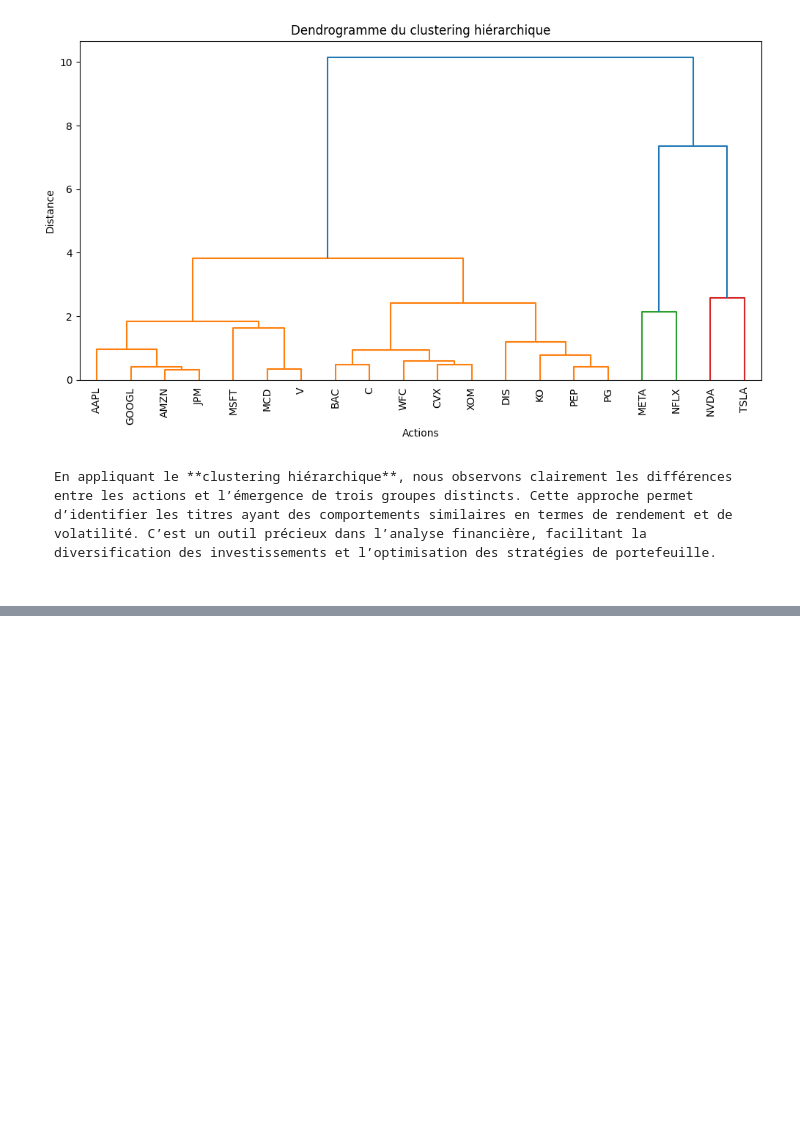
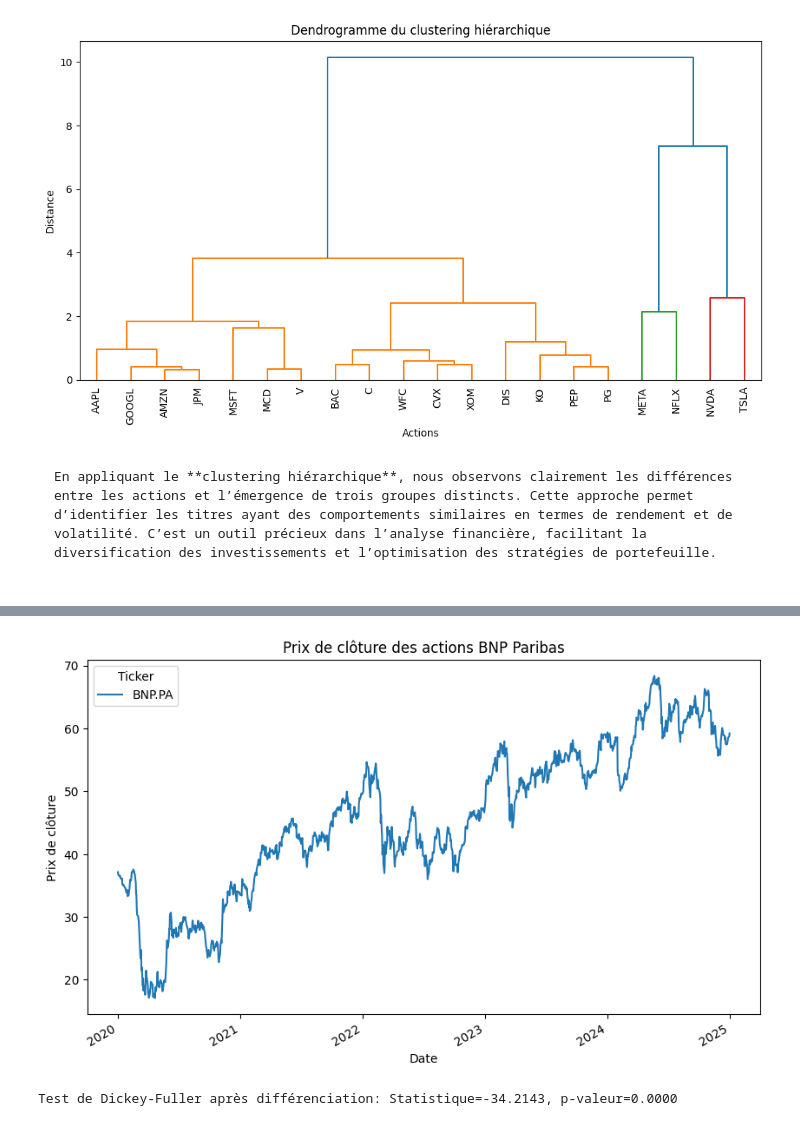
Before and after one commit to Salem-Haouari/Prediction_BNP_Paribas_SA, a Jupyter notebook: projet.ipynb, the cells around one changed output, grey strips where cells are left out. Saved outputs shown, nothing was run; the diff lists cells and outputs as text; code cells hidden in the pictures; blank space fills up the shorter version.

```diff
--- a/projet.ipynb
+++ b/projet.ipynb
@@ -190,0 +316,17 @@ En appliquant le **clustering hiérarchique**, nous observons clairement les dif
+# %%
+bnp.plot(figsize=(10, 6))
+plt.title('Prix de clôture des actions BNP Paribas')
+plt.xlabel('Date')
+plt.ylabel('Prix de clôture')
+plt.show()
+# %% [output]
+[figure, added]
+# %%
+# Différenciation de la série pour la rendre stationnaire
+data_diff = bnp.diff().dropna()
+
+# Vérification de la stationnarité après différenciation
+adf_test_diff = adfuller(data_diff)
+print(f"Test de Dickey-Fuller après différenciation: Statistique={adf_test_diff[0]:.4f}, p-valeur={adf_test_diff[1]:.4f}")
+# %% [output]
+Test de Dickey-Fuller après différenciation: Statistique=-34.2143, p-valeur=0.0000
```
Also changed, not shown: parts of 12 cells of this notebook.
